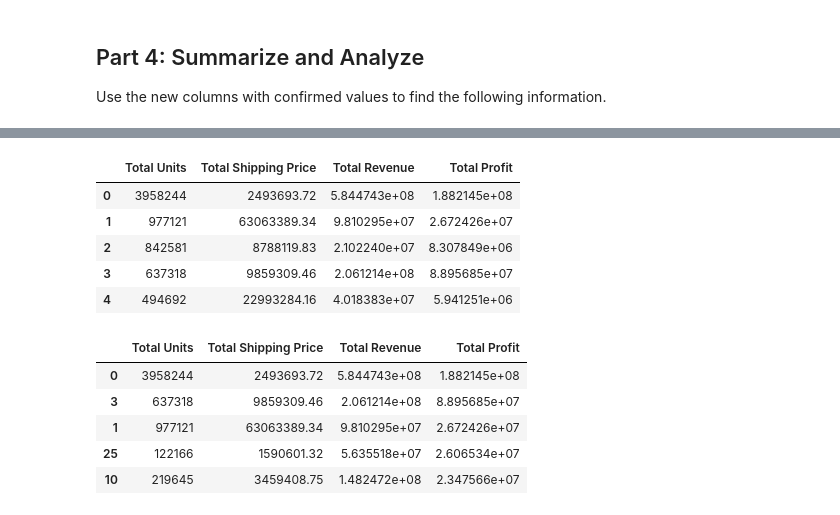
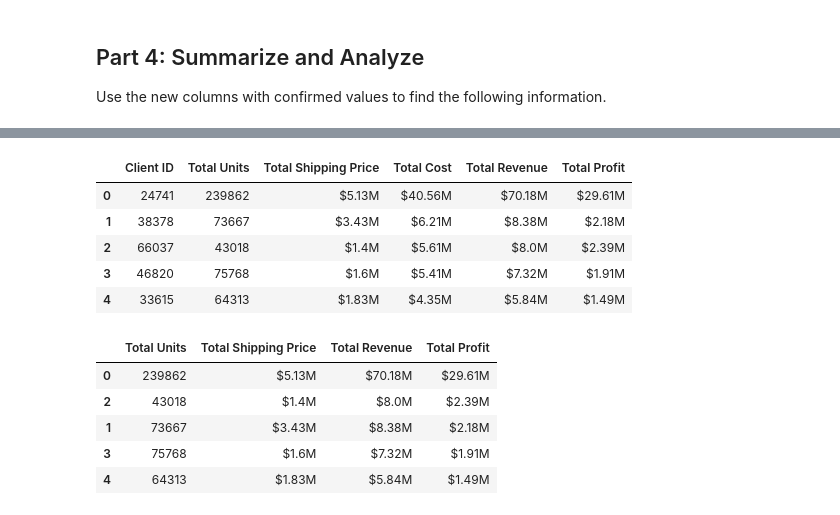
Before and after one commit to abdulkdawson/Module-4-Challenge, a Jupyter notebook: module_4_challenge.ipynb, the cells around one changed output, grey strips where cells are left out. Saved outputs shown, nothing was run; the diff lists cells and outputs as text; code cells hidden in the pictures.

```diff
--- a/module_4_challenge.ipynb
+++ b/module_4_challenge.ipynb
@@ -94,9 +92,9 @@ client_id
 Name: count, dtype: int64
 # %%
 # Store the client ids of those top 5 clients in a list.
-client_id_list = [33615, 66037, 46820, 38378, 24741]
+top_five_clients_list = client_df["client_id"].value_counts().head(5).index.to_list()
 
-print(client_id_list)
+top_five_clients_list
 # %% [output]
 [33615, 66037, 46820, 38378, 24741]
 # %%
@@ -214,9 +223,18 @@ Use the new columns with confirmed values to find the following information.
 # spend? Check your work from Part 1 for client ids.
 
 
-client_df = client_df.sort_values(by="qty", ascending=False)
+client_33615 = client_df.loc[client_df['client_id'] == 33615]
+print(f"33615 total: ${(client_33615['line_price'].sum()): ,.2f}")
 
-client_df = client_df.reset_index(drop=True)
+client_66037 = client_df.loc[client_df['client_id'] == 66037]
+print(f"66037 total: ${(client_66037['line_price'].sum()): ,.2f}")
 
-client_df[['client_id', 'qty','total_price']].head(5)
+client_46820 = client_df.loc[client_df['client_id'] == 46820]
+print(f"46820 total: ${(client_46820['line_price'].sum()): ,.2f}")
+
+client_38378 = client_df.loc[client_df['client_id'] == 38378]
+print(f"38378 total: ${(client_38378['line_price'].sum()): ,.2f}")
+
+client_24741 = client_df.loc[client_df['client_id'] == 24741]
+print(f"24741 total: ${(client_24741['line_price'].sum()): ,.2f}")
 # %% [output]
@@ -232,7 +249,9 @@ client_df[['client_id', 'qty','total_price']].head(5)
 # total units purchased, total shipping price,
 # total revenue, and total profit. Sort by total profit.
 
-summary_df = client_df.sort_values(by="client_id", ascending=False)
-
-summary_df[['qty', 'shipping_price', 'total_price', 'line_profit']].head(5)
+summary_df = client_df.groupby(["client_id"])
+summary_df_total = summary_df[['qty', 'shipping_price', 'line_cost', 'line_price', 'line_profit']].sum()
+top_5_client_totals = summary_df_total[summary_df_total.index.isin(top_five_clients_list)]
+top_5_client_totals = top_5_client_totals.sort_values('line_price', ascending=False).reset_index()
+top_5_client_totals
 # %% [output]
@@ -245,37 +264,50 @@ summary_df[['qty', 'shipping_price', 'total_price', 'line_profit']].head(5)
 # %%
 # Format the data and rename the columns
 # to names suitable for presentation.
 # Currency should be in millions of dollars.
 
 
-summary_df = client_df.rename(columns={
+top_5_client_totals_renamed_df = top_5_client_totals.rename(columns={
+    'client_id' : 'Client ID',
     'qty': 'Total Units',
     'shipping_price': 'Total Shipping Price',
     'line_price': 'Total Revenue',
+    'line_cost' : 'Total Cost',
     'line_profit': 'Total Profit'
 })
 
-summary_df[['Total Shipping Price', 'Total Revenue', 'Total Profit']] = summary_df[['Total Shipping Price', 'Total Revenue', 'Total Profit']]
+top_5_client_totals_renamed_df['Total Shipping Price'] = '$' +\
+round((top_5_client_totals_renamed_df['Total Shipping Price'].astype(float)/1000000),2).astype(str) + 'M'
 
+top_5_client_totals_renamed_df['Total Cost'] = '$' +\
+round((top_5_client_totals_renamed_df['Total Cost'].astype(float)/1000000),2).astype(str) + 'M'
 
-summary_df[['Total Units', 'Total Shipping Price', 'Total Revenue', 'Total Profit']].head(5)
+top_5_client_totals_renamed_df['Total Profit'] = '$' +\
+round((top_5_client_totals_renamed_df['Total Profit'].astype(float)/1000000),2).astype(str) + 'M'
+
+top_5_client_totals_renamed_df['Total Revenue'] = '$' +\
+round((top_5_client_totals_renamed_df['Total Revenue'].astype(float)/1000000),2).astype(str) + 'M'
+
+top_5_client_totals_renamed_df.head()
 # %% [output]
-|  | Total Units | Total Shipping Price | Total Revenue | Total Profit |
-| 0 | 3958244 | 2493693.72 | 5.844743e+08 | 1.882145e+08 |
-| 1 | 977121 | 63063389.34 | 9.810295e+07 | 2.672426e+07 |
-| 2 | 842581 | 8788119.83 | 2.102240e+07 | 8.307849e+06 |
-| 3 | 637318 | 9859309.46 | 2.061214e+08 | 8.895685e+07 |
-| 4 | 494692 | 22993284.16 | 4.018383e+07 | 5.941251e+06 |
+|  | Client ID | Total Units | Total Shipping Price | Total Cost | Total Revenue | Total Profit |
+| 0 | 24741 | 239862 | $5.13M | $40.56M | $70.18M | $29.61M |
+| 1 | 38378 | 73667 | $3.43M | $6.21M | $8.38M | $2.18M |
+| 2 | 66037 | 43018 | $1.4M | $5.61M | $8.0M | $2.39M |
+| 3 | 46820 | 75768 | $1.6M | $5.41M | $7.32M | $1.91M |
+| 4 | 33615 | 64313 | $1.83M | $4.35M | $5.84M | $1.49M |
 # %%
 # Sort the updated data by "Total Profit" form highest to lowest
 
-summary_df = summary_df.sort_values(by="Total Profit", ascending=False)
 
-summary_df[['Total Units','Total Shipping Price','Total Revenue','Total Profit']].head()
+top_5_client_totals_renamed_df = top_5_client_totals_renamed_df.sort_values(by="Total Profit", ascending=False)
+
+
+top_5_client_totals_renamed_df[['Total Units','Total Shipping Price','Total Revenue','Total Profit']].head()
 # %% [output]
 |  | Total Units | Total Shipping Price | Total Revenue | Total Profit |
-| 0 | 3958244 | 2493693.72 | 5.844743e+08 | 1.882145e+08 |
-| 3 | 637318 | 9859309.46 | 2.061214e+08 | 8.895685e+07 |
-| 1 | 977121 | 63063389.34 | 9.810295e+07 | 2.672426e+07 |
-| 25 | 122166 | 1590601.32 | 5.635518e+07 | 2.606534e+07 |
-| 10 | 219645 | 3459408.75 | 1.482472e+08 | 2.347566e+07 |
+| 0 | 239862 | $5.13M | $70.18M | $29.61M |
+| 2 | 43018 | $1.4M | $8.0M | $2.39M |
+| 1 | 73667 | $3.43M | $8.38M | $2.18M |
+| 3 | 75768 | $1.6M | $7.32M | $1.91M |
+| 4 | 64313 | $1.83M | $5.84M | $1.49M |
```
Also changed, not shown: parts of 13 cells of this notebook.
